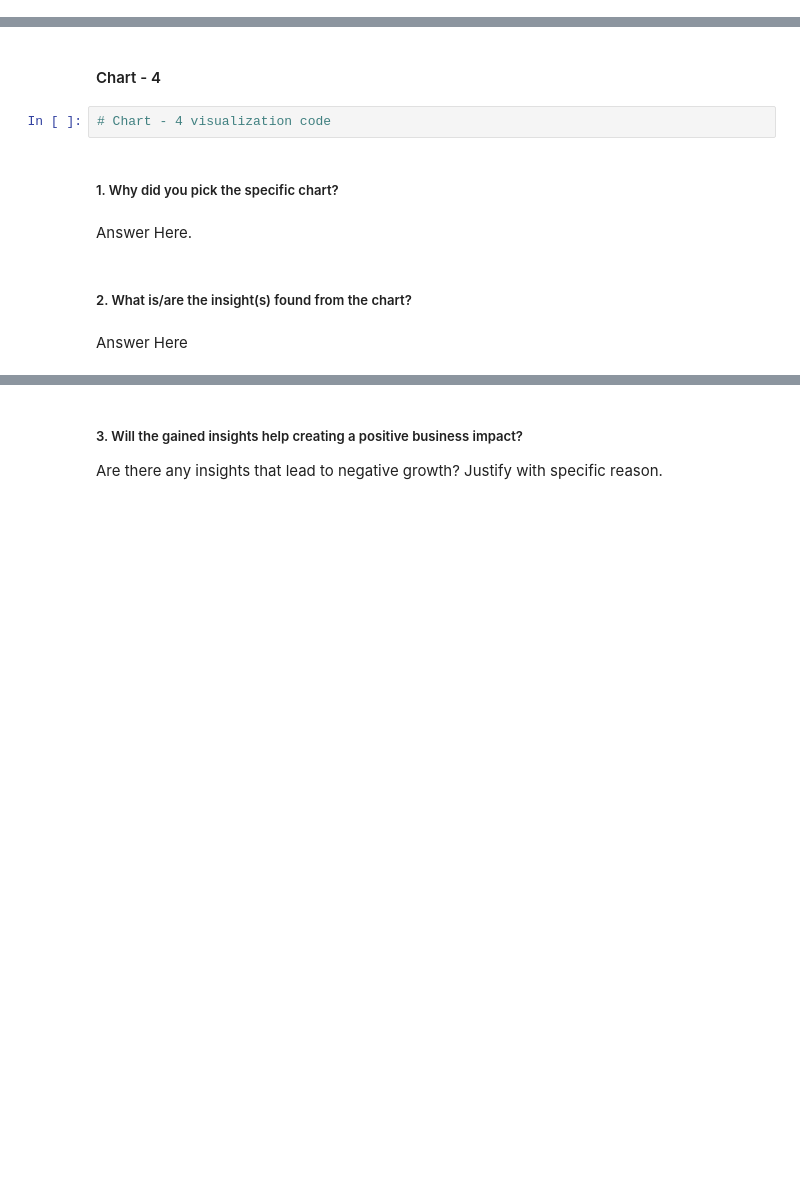
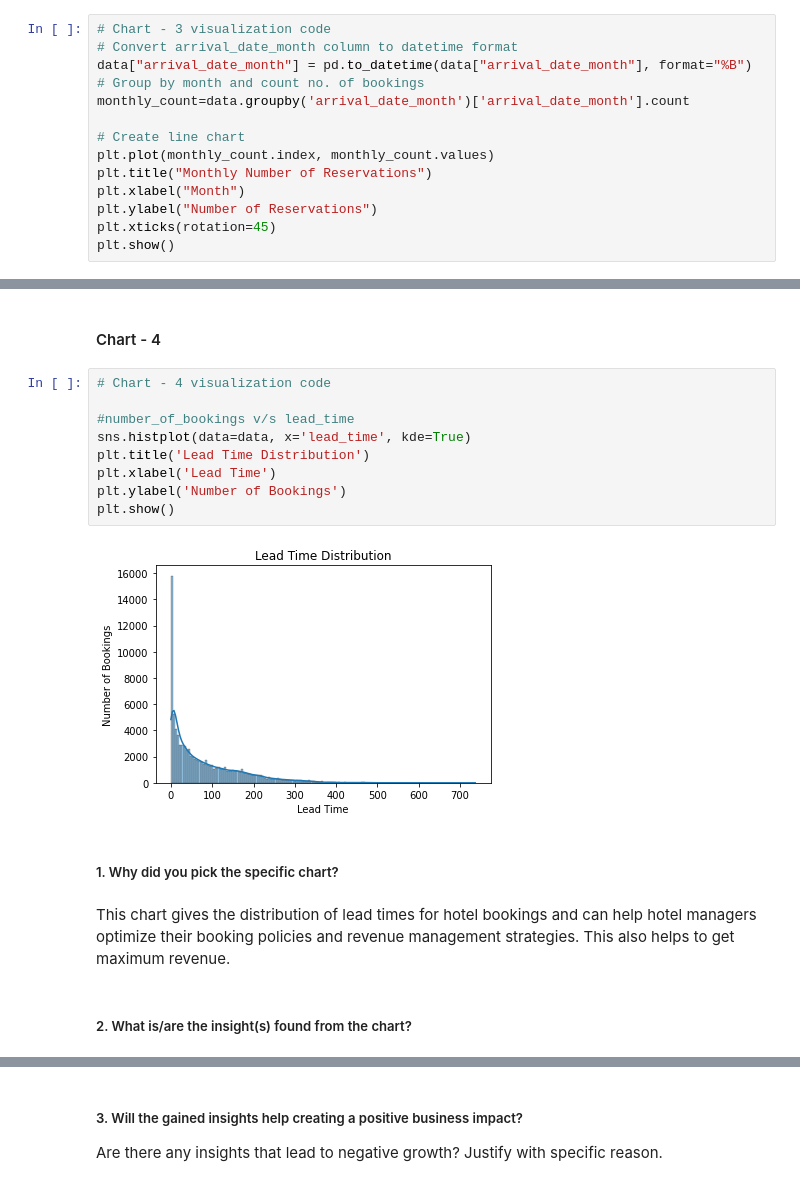
Before and after one commit to fadakenitin/Capstone_ProjectEDA, a Jupyter notebook: Copy_of_Sample_EDA_Submission_Template.ipynb, the cells around one changed output, grey strips where cells are left out. Drawn from its saved outputs; the diff is of its cells as text; blank space fills up the shorter version.

```diff
--- a/Copy_of_Sample_EDA_Submission_Template.ipynb
+++ b/Copy_of_Sample_EDA_Submission_Template.ipynb
@@ -564,0 +604,14 @@ Answer Here
+# %%
+# Chart - 3 visualization code
+# Convert arrival_date_month column to datetime format
+data["arrival_date_month"] = pd.to_datetime(data["arrival_date_month"], format="%B")
+# Group by month and count no. of bookings
+monthly_count=data.groupby('arrival_date_month')['arrival_date_month'].count
+
+# Create line chart
+plt.plot(monthly_count.index, monthly_count.values)
+plt.title("Monthly Number of Reservations")
+plt.xlabel("Month")
+plt.ylabel("Number of Reservations")
+plt.xticks(rotation=45)
+plt.show()
@@ -577,13 +632,20 @@ Are there any insights that lead to negative growth? Justify with specific reaso
 Answer Here
 # %% [markdown]
 #### Chart - 4
-# %%
-# Chart - 4 visualization code
+# %%
+# Chart - 4 visualization code
+
+#number_of_bookings v/s lead_time
+sns.histplot(data=data, x='lead_time', kde=True)
+plt.title('Lead Time Distribution')
+plt.xlabel('Lead Time')
+plt.ylabel('Number of Bookings')
+plt.show()
+# %% [output]
+[figure, added]
 # %% [markdown]
 ##### 1. Why did you pick the specific chart?
-# %% [markdown]
-Answer Here.
+# %% [markdown]
+This chart gives the distribution of lead times for hotel bookings and can help hotel managers optimize their booking policies and revenue management strategies. This also helps to get maximum revenue.
 # %% [markdown]
 ##### 2. What is/are the insight(s) found from the chart?
-# %% [markdown]
-Answer Here
```
Also changed, not shown: parts of 21 cells of this notebook.
